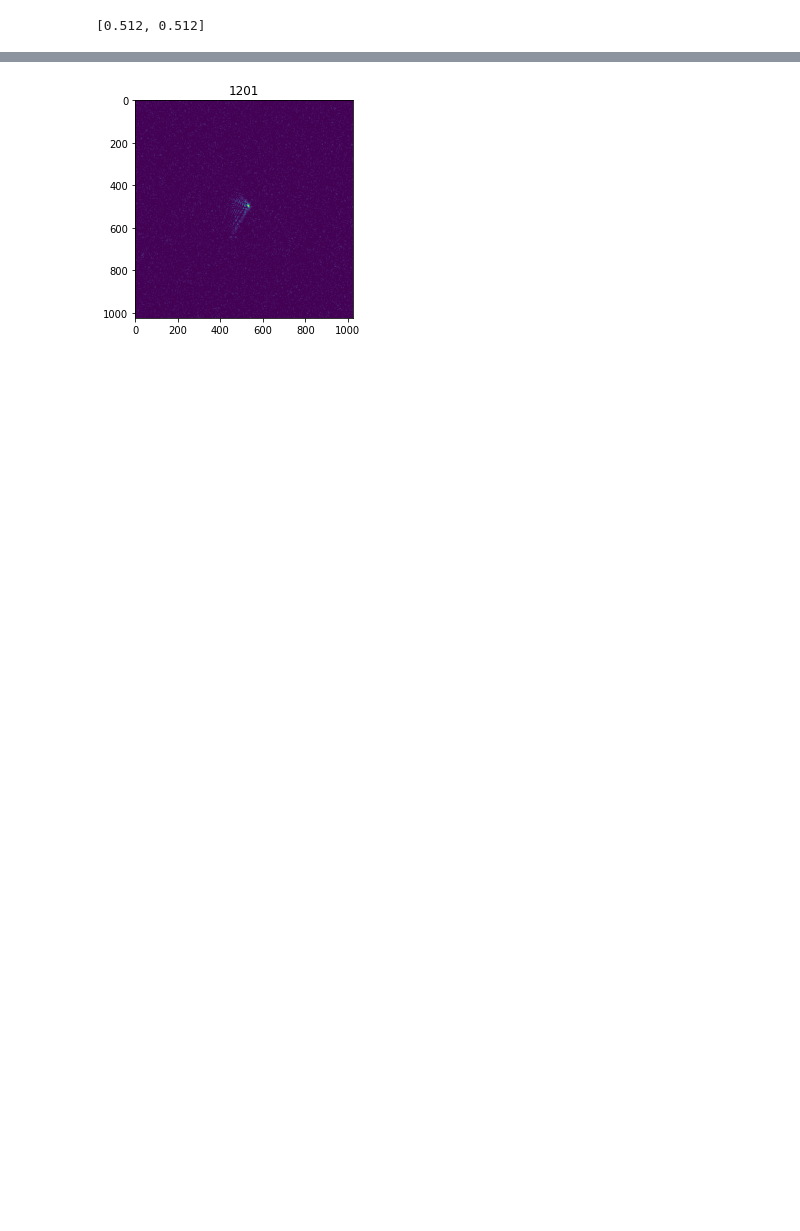
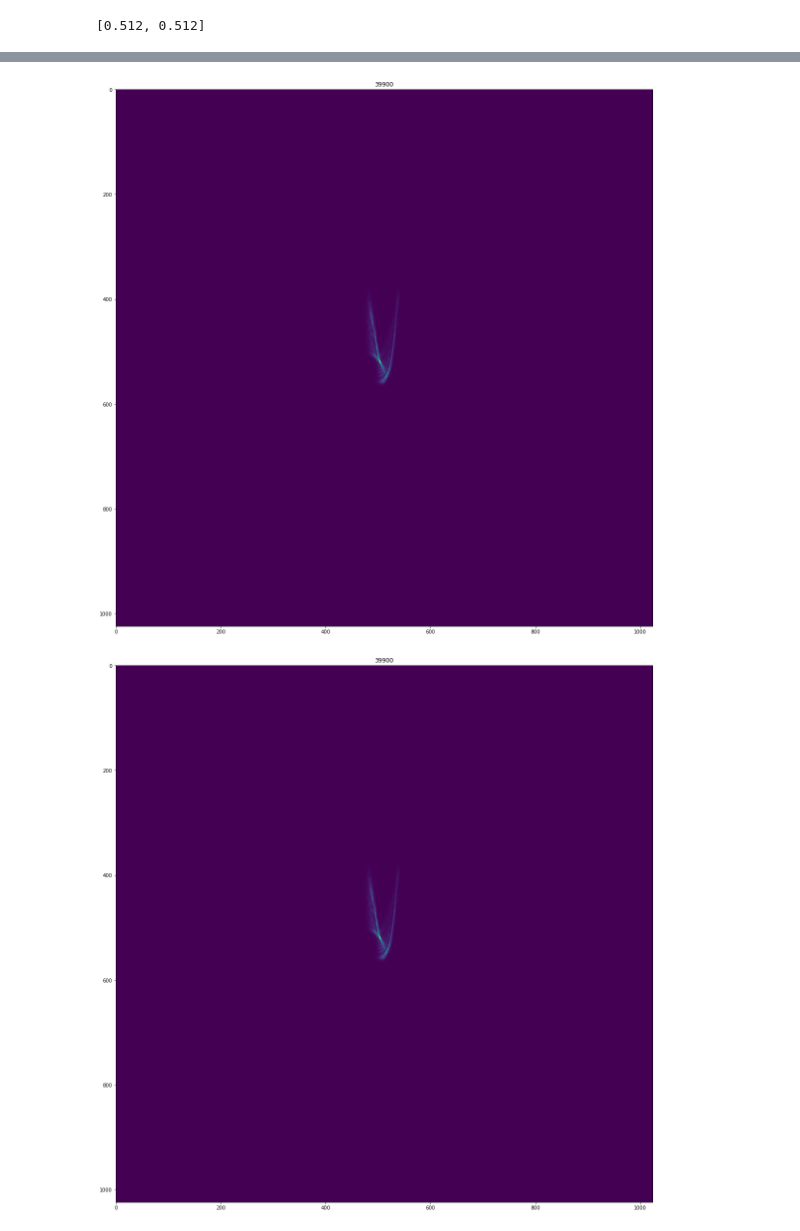
Before and after one commit to antipa/optics, a Jupyter notebook: huygens_PSF.ipynb, the cells around one changed output, grey strips where cells are left out. Cells and saved outputs as stored; diff of their text form; code cells hidden in the pictures; blank space fills up the shorter version.

```diff
--- a/huygens_PSF.ipynb
+++ b/huygens_PSF.ipynb
@@ -86,7 +98,7 @@ def genSph(efl):
     # Create function handles for spherical wavefront
     # and derivatives, fx and fy.
     # The curvature is designed so that it focuses at a deistance efl
-    Wsph = lambda x,y : efl - efl*np.real(np.sqrt(1 - (x/efl)**2 - (y/efl)**2))
+    Wsph = lambda x,y : efl - efl*np.real(np.sqrt(1 - (x/efl)**2 - (y/efl)**2 + 0j))
     #fx = lambda x,y: x/np.sqrt(1 - (x/efl)**2 - (y/efl)**2)/efl
     #fy = lambda x,y: y/np.sqrt(1 - (x/efl)**2 - (y/efl)**2)/efl
     fx = lambda x,y: x/(efl * np.sqrt(1 - (y/efl)**2 - (x/efl)**2))
@@ -98,19 +110,17 @@ def genSph(efl):
 # 1 is the x derivative and 2 is the y derivative
 zlist = np.r_[1:11]
 print(zlist)
-zco = .0005*np.random.randn(len(zlist))
+zco = .002*np.random.randn(len(zlist))
 zco[0] = 0
 zco[1] = .00
 zco[2] = .00
-
+zco[zlist==5] = 0.
 wx = 100
 wy = 50
 amp = .000
-Wtest, fx, fy = genW(zlist,zco)
+rhomax = pupil['ca'][0]/2
+Wtest, fx, fy = genW2(zlist,zco,rhomax)
 out = np.zeros_like(Rx)
-
-
-
 plt.figure()
 plt.imshow(Wtest(Rx,Ry))
 plt.colorbar()
@@ -121,14 +137,14 @@ plt.colorbar()
 # %%
 
-W = genW(zlist, zco)
+W = genW2(zlist, zco,rhomax)
 
 pupil = {
-    'ca':[2, 2],
+    'ca':[.5, .5],
     'W_aber' : W[0],
     'fx_aber' : W[1],
     'fy_aber' : W[2],
-    'efl' : 12,
-    't': 11.5,
+    'efl' : 1,
+    't': 1,
     'ap_type' : 'circ'
 }
 W_sph = genSph(pupil['efl']);
@@ -267,7 +284,8 @@ def drawnow(fig):
     display.display(fig)
 # %%
 # Plane waves loop
-Nrays = 5000
+Nrays = 40000
+lam = 550e-6
 xo = []
 yo = []
 opl = []
@@ -275,47 +293,59 @@ fx = []
 fy = []
 dx = []
 dy = []
+
 U_accum = np.zeros(sensor['npix']) + 1j*np.zeros(sensor['npix'])
-f = plt.figure()
+f = plt.figure(figsize=(20,20))
 sx = np.linspace(-sensor['fov'][1]/2,sensor['fov'][1]/2,sensor['npix'][1])
 sy = np.linspace(-sensor['fov'][0]/2,sensor['fov'][0]/2,sensor['npix'][0])
 Sx,Sy = np.meshgrid(sx,sy)
 
 for kk in range(Nrays):
 
 
     # Pick a random location on the surface
     if pupil['ap_type'] == 'circ':
         thx = np.random.rand(1)*2*np.pi
         rho = pupil['ca'][0]/2*np.sqrt(np.random.rand(1))
         rhox = rho*np.sin(thx)
         rhoy = rho*np.cos(thx)
     elif pupil['ap_type'] == 'rect':
         rhox = pupil['ca'][1]*(np.random.rand(1) - 0.5)
         rhoy = pupil['ca'][0]*(np.random.rand(1) - 0.5)
 
     # Launch a ray toward the sensor
     rays_out = trace_ray(rhox, rhoy, pupil,debug=False)
-    xo.append(rays_out[0])
-    yo.append(rays_out[1])
-    dx.append(xo[kk] - rhox)
-    dy.append(yo[kk] - rhoy)
-    opl.append(rays_out[2])
-    fx.append(rays_out[4])
-    fy.append(rays_out[5])
+#     xo.append(rays_out[0])
+#     yo.append(rays_out[1])
+#     dx.append(xo[kk] - rhox)
+#     dy.append(yo[kk] - rhoy)
+#     opl.append(rays_out[2])
+#     fx.append(rays_out[4])
+#     fy.append(rays_out[5])
+    xo_d = rays_out[0]
+    yo_d = rays_out[1]
+    fx_d = rays_out[4]
+    fy_d = rays_out[5]
+    opl_d = rays_out[2]
     #print(fx[kk])
     #print(fy[kk])
-    U = ray2wave(xo[kk],yo[kk],fx[kk],fy[kk],opl[kk],550e-6,sensor, Sx, Sy)
+    #U = ray2wave(xo[kk],yo[kk],fx[kk],fy[kk],opl[kk],550e-6,sensor, Sx, Sy)
+    U = ray2wave(xo_d, yo_d, fx_d, fy_d, opl_d, lam, sensor, Sx, Sy)
 
     U_accum += U
-    if kk%20==1:
+    if kk%100==0:
         plt.imshow(np.abs(U_accum)**2)#,extent=figextent)
+        #plt.imshow(np.real(U))
         plt.title(kk)
+        print(kk)
         drawnow(f)
     # Create the corresponding plane wave on the sensor grid
 
     # Add this plane wave to the existing distribution
 
     # Repeat
+
+U_out = U_accum
 # %% [output]
-[figure, old version]
+[figure, new version]
+[figure, added]
```
Also changed, not shown: parts of 17 cells of this notebook, 1 other file.
